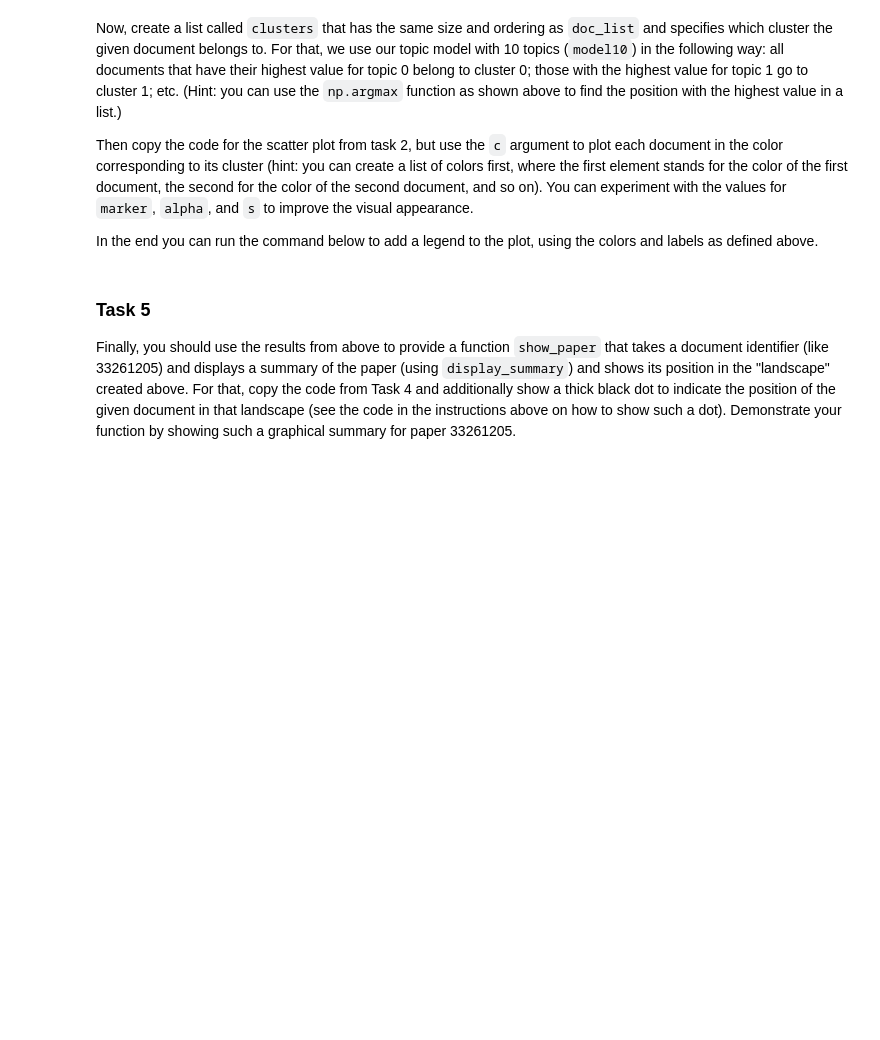
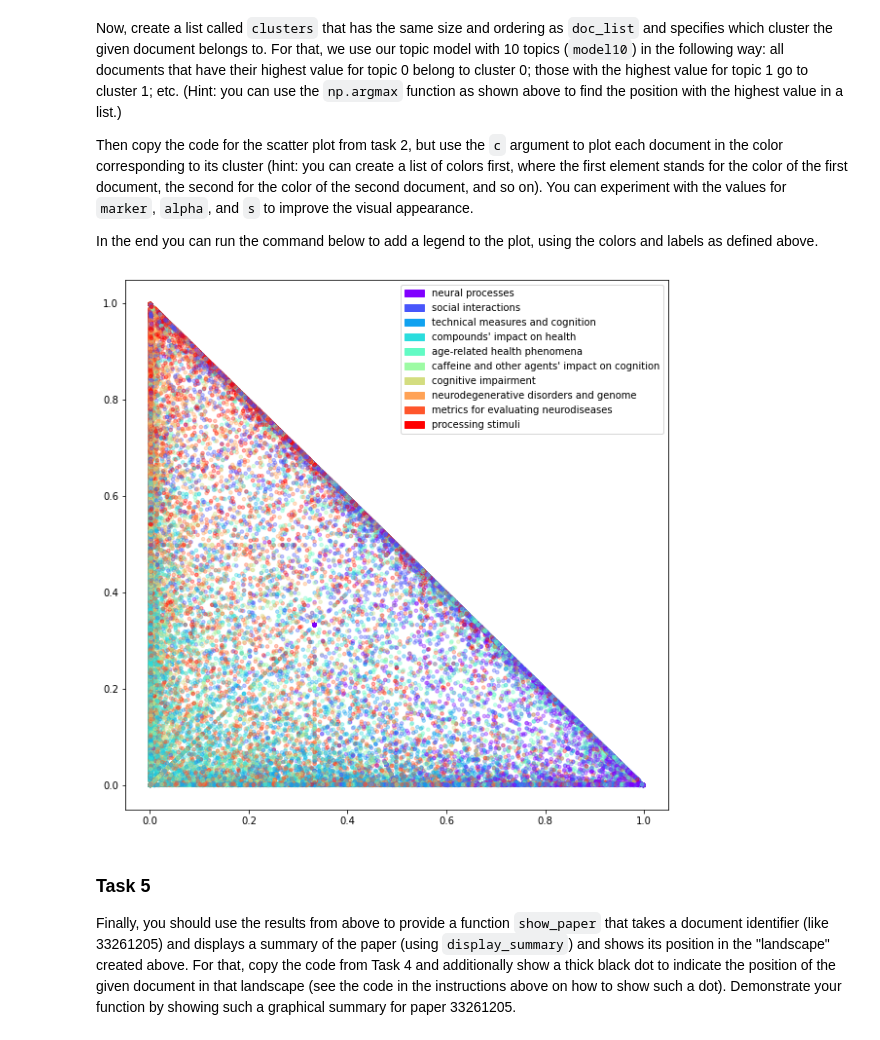
Before and after one commit to shmnrr/IR2022, a Jupyter notebook: 06_clustering.ipynb, the cells around one changed output. Cells and saved outputs as stored; diff of their text form; code cells hidden in the pictures; blank space fills up the shorter version.

```diff
--- a/06_clustering.ipynb
+++ b/06_clustering.ipynb
@@ -375,16 +366,18 @@ Then copy the code for the scatter plot from task 2, but use the `c` argument to
 
 In the end you can run the command below to add a legend to the plot, using the colors and labels as defined above.
 # %%
-
-
 # Add your code here
-
-#clusters = ...
+clusters = [(np.argmax(doc_topic10[i,:])) for i in range(len(doc_list))]
+color_list = [colors[c] for c in clusters]
 
 # Create the scatter plot here
+plt.scatter(model3.doc_topic_[:,0], model3.doc_topic_[:,1], marker='.', alpha=0.33, s=50,\
+    color = color_list);
 
 # Plot the legend:
-#plt.legend(handles=[mpatches.Patch(color=colors[i], label=topic_labels[i]) for i in range(0,10)]);
+plt.legend(handles=[mpatches.Patch(color=colors[i], label=topic_labels[i]) for i in range(0,10)]);
+# %% [output]
+[figure, added]
 # %% [markdown]
 ### Task 5
 
```
Also changed, not shown: parts of 14 cells of this notebook.
